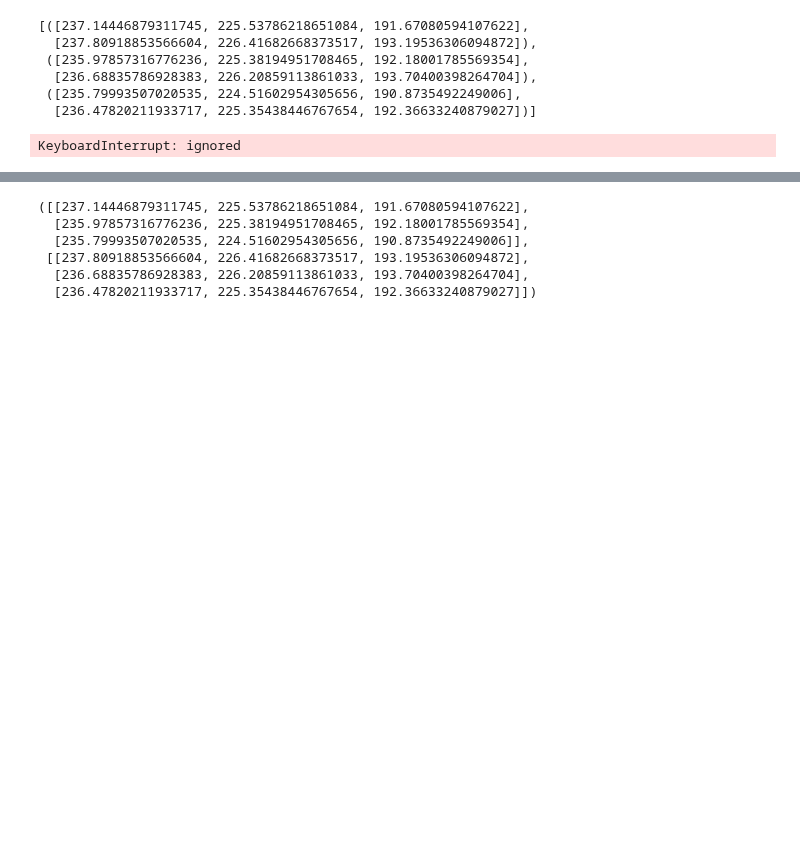
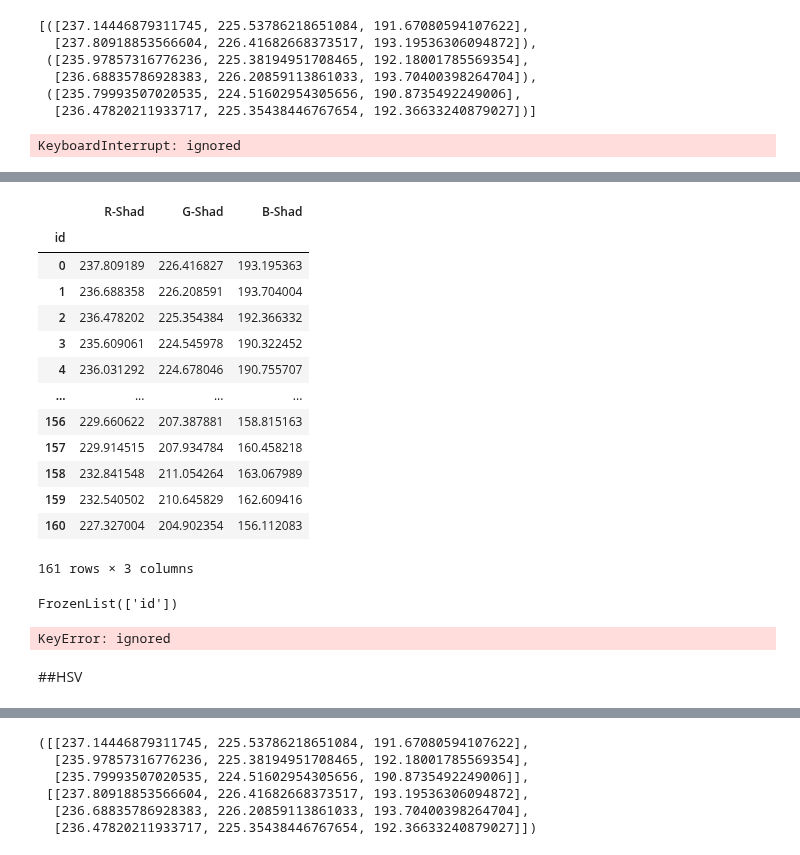
Before and after one commit to waraporn19/Project_2021_matchingcolor, a Jupyter notebook: P1A0.ipynb, the cells around one changed output, grey strips where cells are left out. Drawn from its saved outputs; the diff is of its cells as text; code cells hidden in the pictures; blank space fills up the shorter version.

```diff
--- a/P1A0.ipynb
+++ b/P1A0.ipynb
@@ -262,4 +266,46 @@ S2
+# %%
+list_total2 = list()
+for img in A1_set1['ชื่อไฟล์ข้อมูล']:
+  S1_double = img
+  full_path_to_file2 = os.path.join(S1_double)
+  blob_service_client.get_blob_to_path('shadeimg', full_path_to_file2, full_path_to_file2)
+  imgS1_A1A1_1  = cv2.imread(S1_double) #RGB
+  S1RGB_imgA1A1_1= cv2.cvtColor(imgS1_A1A1_1, cv2.COLOR_BGR2RGB)
+  S1meanA1_2 = list()
+  for i in range(S1RGB_imgA1A1_1.shape[0]):
+     for j in range(S1RGB_imgA1A1_1.shape[1]):
+                if 1770<i<1880 and 2015<j<2145 :
+                  S1meanA1_2.append(S1RGB_imgA1A1_1[i][j])
+  S1meanA1_2 = np.array(S1meanA1_2)
+  S1rgbA1_2 = list()
+  for i in range(3):
+    S1rgbA1_2.append(S1meanA1_2[:,i].mean())
+  list_total2.append(S1rgbA1_2)
 # %%
 cols=['R-Shad', 'G-Shad' , 'B-Shad']
-S2=pd.DataFrame(list_total1,columns=cols)
+S2=pd.DataFrame(list_total2,columns=cols)
+S2.index.names=['id']
 S2
+# %% [output]
+|  | R-Shad | G-Shad | B-Shad |
+| id |  |  |  |
+| 0 | 237.809189 | 226.416827 | 193.195363 |
+| 1 | 236.688358 | 226.208591 | 193.704004 |
+| 2 | 236.478202 | 225.354384 | 192.366332 |
+| 3 | 235.609061 | 224.545978 | 190.322452 |
+| 4 | 236.031292 | 224.678046 | 190.755707 |
+| ... | ... | ... | ... |
+| 156 | 229.660622 | 207.387881 | 158.815163 |
+| 157 | 229.914515 | 207.934784 | 160.458218 |
+| 158 | 232.841548 | 211.054264 | 163.067989 |
+| 159 | 232.540502 | 210.645829 | 162.609416 |
+| 160 | 227.327004 | 204.902354 | 156.112083 |
+161 rows × 3 columns
+# %%
+S2.index.names
+# %% [output]
+FrozenList(['id'])
+# %%
+S2[['id', 'R-Shad']]
+# %% [output]
+KeyError: ignored
@@ -265,0 +315,2 @@ S2
+# %% [markdown]
+##HSV
```
Also changed, not shown: parts of 14 cells of this notebook.
